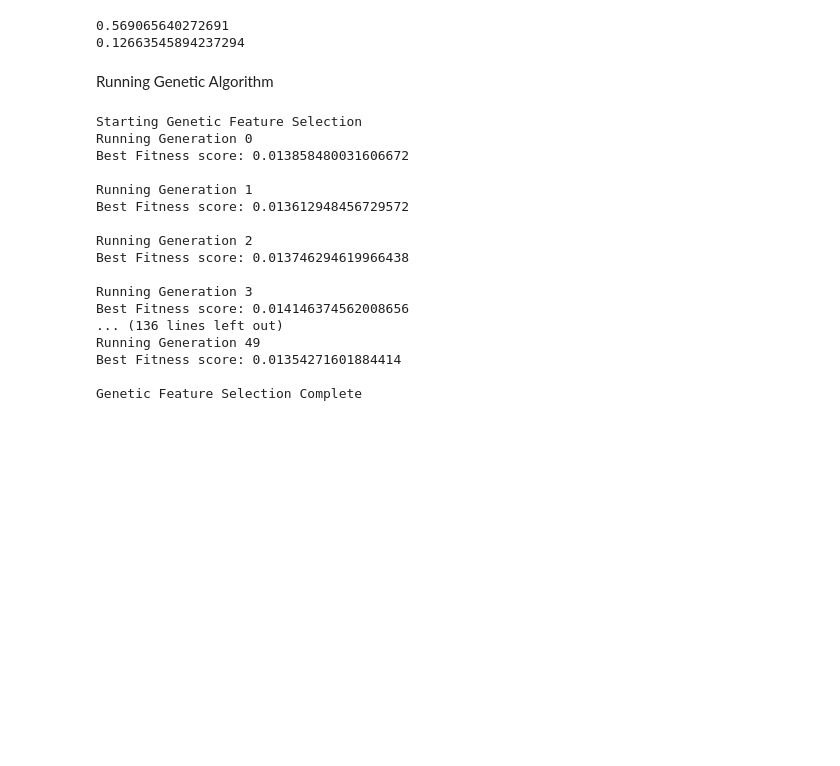
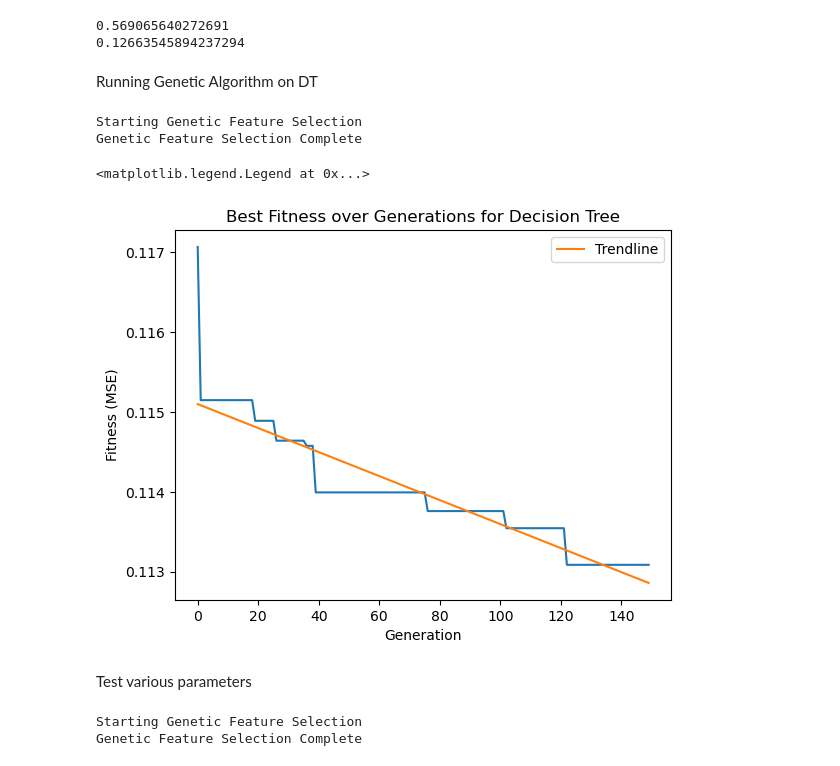
Before and after one commit to scolino/cs5100_project, a Jupyter notebook: src_code/2_model_building.ipynb, the cells around one changed output. Drawn from its saved outputs; the diff is of its cells as text; code cells hidden in the pictures; blank space fills up the shorter version.

```diff
--- a/src_code/2_model_building.ipynb
+++ b/src_code/2_model_building.ipynb
@@ -90,4 +91,4 @@ print(mean_squared_error(y_test, y_pred, squared = False))
 0.569065640272691
 0.12663545894237294
 # %% [markdown]
-Running Genetic Algorithm
+Running Genetic Algorithm on DT
@@ -94 +98,22 @@ Running Genetic Algorithm
+# %%
+genAlgo = GeneticFeatures(X, y, 40, 20, model, 0.2, 150)
+genAlgo.run()
+# %% [output]
+Starting Genetic Feature Selection
+Genetic Feature Selection Complete
+# %%
+fitness = genAlgo.best_scores
+
+plt.plot(np.arange(0,150), fitness)
+m, b = np.polyfit(np.arange(0,150), fitness, 1)
+plt.plot(np.arange(0,150), m*np.arange(0,150) + b, label='Trendline')
+plt.xlabel('Generation')
+plt.ylabel('Fitness (MSE)')
+plt.title('Best Fitness over Generations for Decision Tree')
+plt.legend()
+# %% [output]
+<matplotlib.legend.Legend at 0x...>
+[figure, added]
+# %% [markdown]
+Test various parameters
 # %%
@@ -96,23 +121,8 @@ model = DecisionTreeRegressor(random_state = 0, min_samples_leaf = 45)
 # %%
-genAlgo = GeneticFeatures(X, y, 40, 20, model, 0.2, 50)
+genAlgo = GeneticFeatures(X, y, 50, 40, model, 0.2, 150)
 genAlgo.run()
 # %% [output]
 Starting Genetic Feature Selection
-Running Generation 0
-Best Fitness score: 0.013858480031606672
-
-Running Generation 1
-Best Fitness score: 0.013612948456729572
-
-Running Generation 2
-Best Fitness score: 0.013746294619966438
-
-Running Generation 3
-Best Fitness score: 0.014146374562008656
-... (136 lines left out)
-Running Generation 49
-Best Fitness score: 0.01354271601884414
-
 Genetic Feature Selection Complete
 # %%
 fitness = genAlgo.best_scores
```
Also changed, not shown: parts of 24 cells of this notebook, 1 other file.
